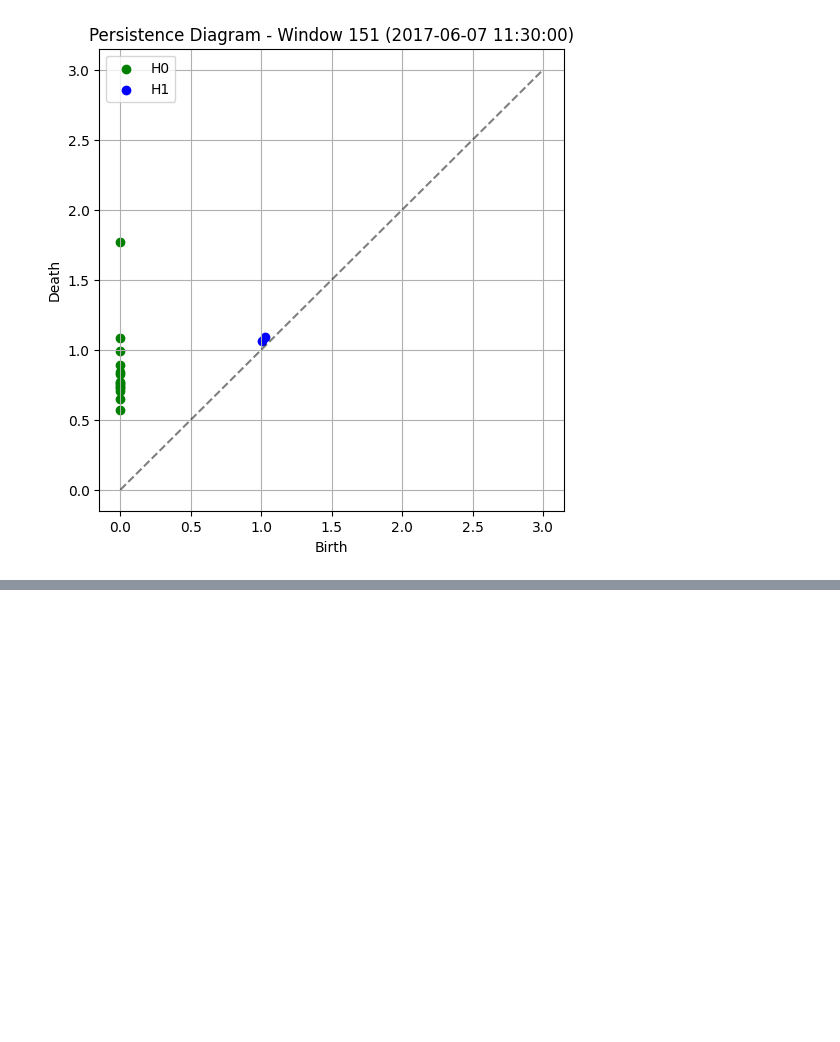
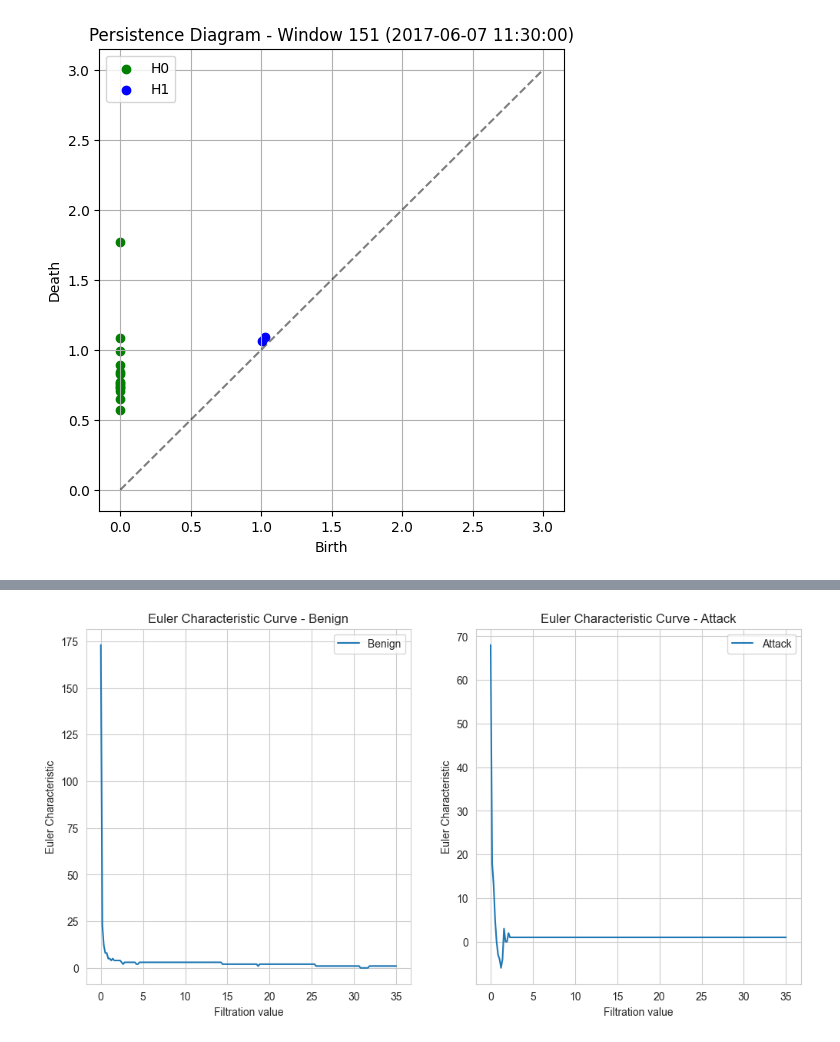
Before and after one commit to jasonwvh/tda-cicids2017, a Jupyter notebook: eda.ipynb, the cells around one changed output, grey strips where cells are left out. Cells and saved outputs as stored; diff of their text form; code cells hidden in the pictures; blank space fills up the shorter version.

```diff
--- a/eda.ipynb
+++ b/eda.ipynb
@@ -379,0 +436,32 @@ for window_idx in range(0, len(df_scaled) - window_samples + 1, step_samples):
+# %%
+from eulearning.utils import vectorize_st, codensity
+from eulearning.descriptors import RadonTransform, EulerCharacteristicProfile
+import gudhi as gd
+
+b_ac = gd.AlphaComplex(embedding_benigns)
+b_st = b_ac.create_simplex_tree()
+b_vec_st = vectorize_st(b_st)
+a_ac = gd.AlphaComplex(embedding_attacks)
+a_st = a_ac.create_simplex_tree()
+a_vec_st = vectorize_st(a_st)
+
+euler_curve = EulerCharacteristicProfile(resolution=(200,), val_ranges=[(0, 35)], pt_cld=True, normalize=False)
+b_ecc = euler_curve.fit_transform(b_vec_st)
+b_ecc_range = np.linspace(euler_curve.val_ranges[0][0], euler_curve.val_ranges[0][1], euler_curve.resolution[0])
+a_ecc = euler_curve.fit_transform(a_vec_st)
+a_ecc_range = np.linspace(euler_curve.val_ranges[0][0], euler_curve.val_ranges[0][1], euler_curve.resolution[0])
+
+fig, ax = plt.subplots(1, 2, figsize=(12, 6))
+ax[0].plot(b_ecc_range, b_ecc, label='Benign')
+ax[0].set_title('Euler Characteristic Curve - Benign')
+ax[0].set_xlabel('Filtration value')
+ax[0].set_ylabel('Euler Characteristic')
+ax[0].legend()
+ax[1].plot(a_ecc_range, a_ecc, label='Attack')
+ax[1].set_title('Euler Characteristic Curve - Attack')
+ax[1].set_xlabel('Filtration value')
+ax[1].set_ylabel('Euler Characteristic')
+ax[1].legend()
+plt.show()
+# %% [output]
+[figure, added]
```
Also changed, not shown: parts of 8 cells of this notebook.
